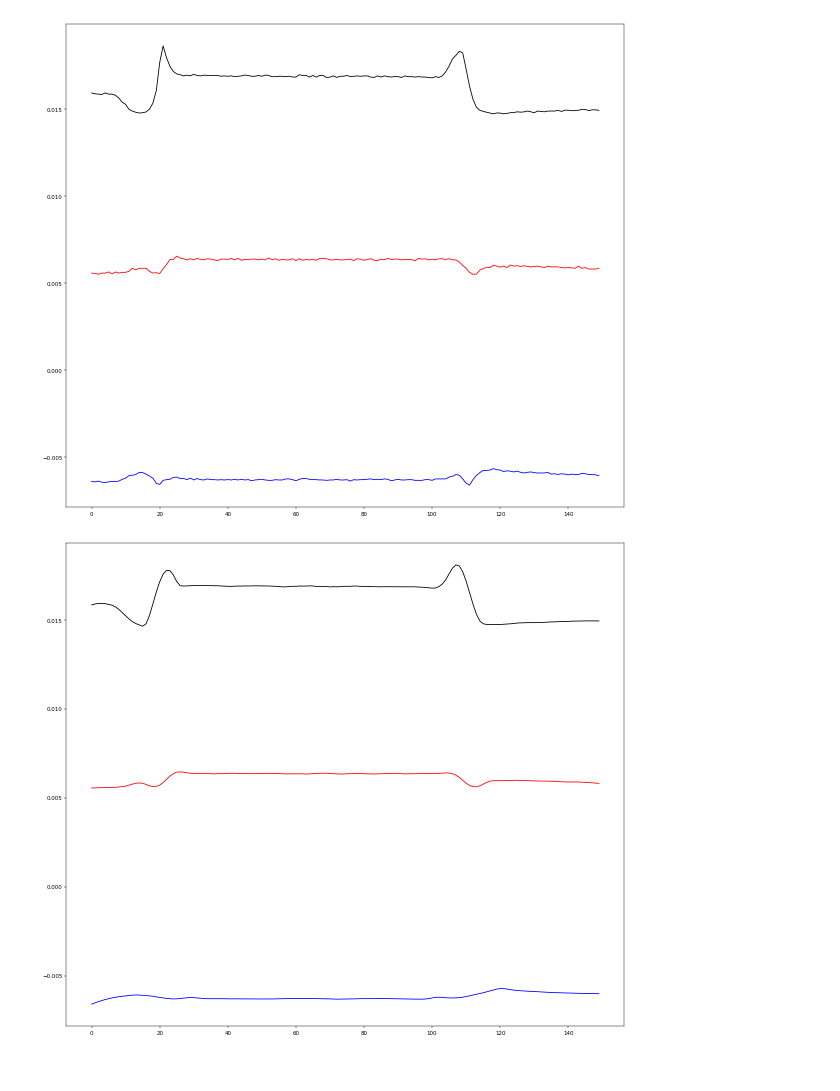
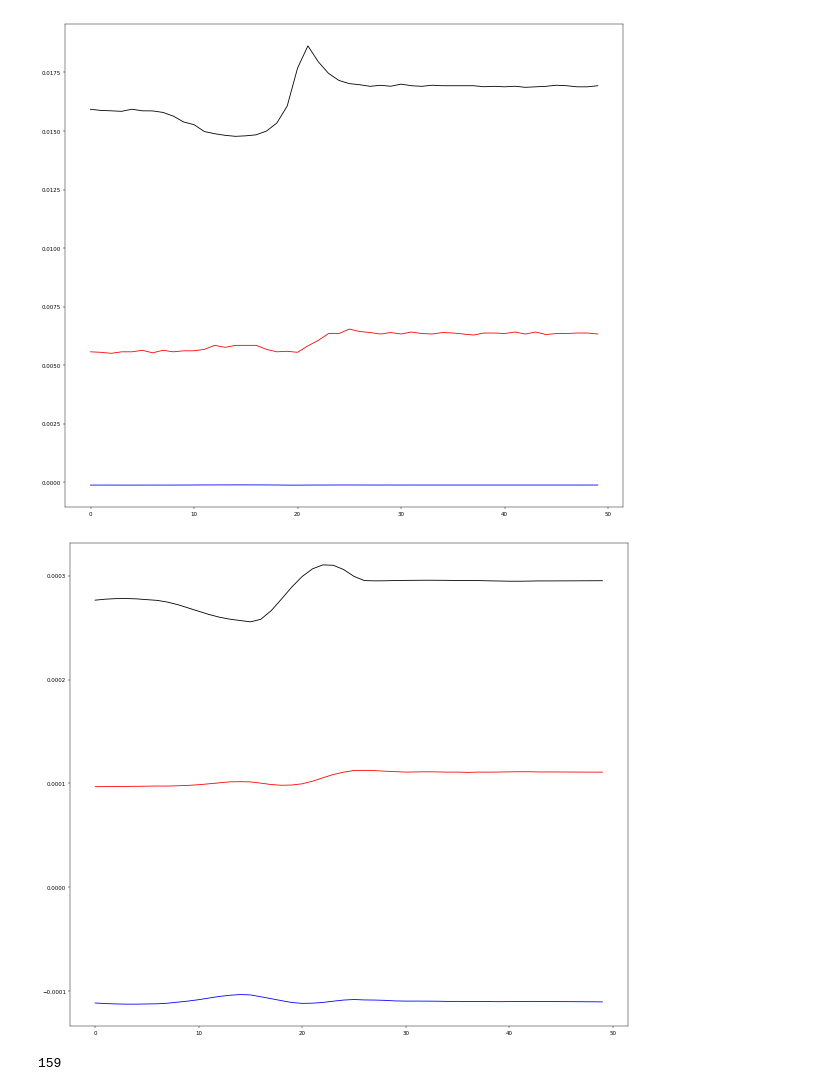
Before and after one commit to n3hrox/Biometric-analysis, a Jupyter notebook: compass_data.ipynb, the cells around one changed output. Saved outputs shown, nothing was run; the diff lists cells and outputs as text; code cells hidden in the pictures.

```diff
--- a/compass_data.ipynb
+++ b/compass_data.ipynb
@@ -1,37 +1,41 @@
 # %%
 import pandas as pd
 import numpy as np
 import matplotlib.pyplot as plt
 from scipy.signal import savgol_filter
 
 col_names = ['timestamp', 'X', 'Y', 'Z']
-mag_data_referennce = pd.read_csv('./reference-fd-bw/mag.csv', names=col_names)
+mag_data_reference = pd.read_csv('./reference-fd-bw/mag.csv', names=col_names)
 
 TMP_START = 0
-TMP_END = 150
+TMP_END = 50
 
-xaxis = list(range(len(mag_data_referennce)))[TMP_START:TMP_END]
-x_reference = mag_data_referennce['X'][TMP_START:TMP_END]
+xaxis = list(range(len(mag_data_reference)))[TMP_START:TMP_END]
+x_reference = mag_data_reference['X'][TMP_START:TMP_END]
+# print(x_reference)
 # x_alt = savitzky_golay(list(x_reference), 31, 2)
-y_reference = mag_data_referennce['Y'][TMP_START:TMP_END]
-z_reference = mag_data_referennce['Z'][TMP_START:TMP_END]
+y_reference = mag_data_reference['Y'][TMP_START:TMP_END]
+z_reference = mag_data_reference['Z'][TMP_START:TMP_END]
 fig = plt.figure(figsize=(18, 16), dpi=40, facecolor='w', edgecolor='k')
-plt.plot(xaxis, np.rad2deg(x_reference), color="blue", label="xaxis")
+plt.plot(xaxis, x_reference, color="blue", label="xaxis")
 plt.plot(xaxis, np.rad2deg(y_reference), color="red", label="yaxis")
 plt.plot(xaxis, np.rad2deg(z_reference), color="black", label="zaxis")
 plt.show()
 
 
-x_reference = savgol_filter(list(x_reference), 21, 2)
+x_reference = savgol_filter(list(x_reference), 11, 2)
 y_reference = savgol_filter(list(y_reference), 11, 2)
 z_reference = savgol_filter(list(z_reference), 11, 2)
 
 fig2 = plt.figure(figsize=(18, 16), dpi=40, facecolor='w', edgecolor='k')
-plt.plot(xaxis, np.rad2deg(x_reference), color="blue", label="xaxis")
-plt.plot(xaxis, np.rad2deg(y_reference), color="red", label="yaxis")
-plt.plot(xaxis, np.rad2deg(z_reference), color="black", label="zaxis")
+plt.plot(xaxis, x_reference, color="blue", label="xaxis")
+plt.plot(xaxis, y_reference, color="red", label="yaxis")
+plt.plot(xaxis, z_reference, color="black", label="zaxis")
 plt.show()
 plt.legend()
+
+print(len(mag_data_reference['X']))
 # %% [output]
-[figure, old version]
+[figure, new version]
-[figure, old version]
+[figure, new version]
+159
```
Also changed, not shown: parts of 6 cells of this notebook, 2 other files.
